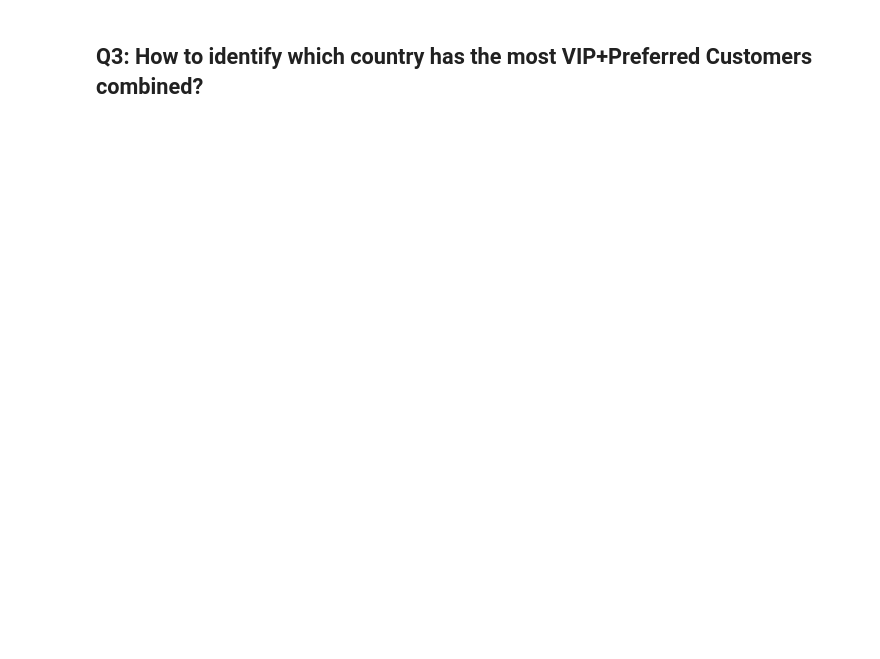
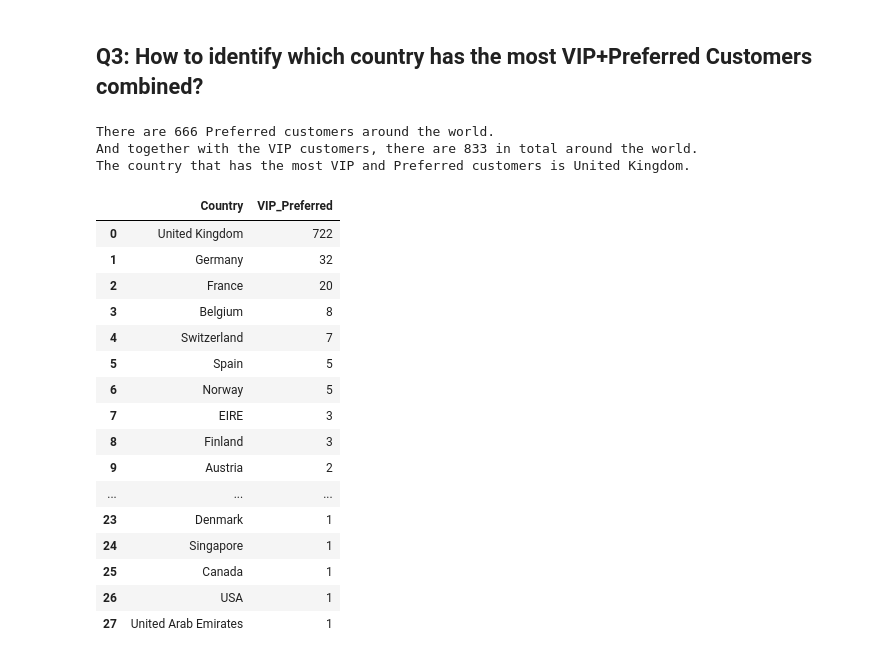
Before and after one commit to gabrielanakasato/ironhack-daft, a Jupyter notebook: labs/lab-w02/07-dataframe-calculations/your-code/challenge-3.ipynb, the cells around one changed output. Cells and saved outputs as stored; diff of their text form; code cells hidden in the pictures; blank space fills up the shorter version.

```diff
--- a/labs/lab-w02/07-dataframe-calculations/your-code/challenge-3.ipynb
+++ b/labs/lab-w02/07-dataframe-calculations/your-code/challenge-3.ipynb
@@ -175,0 +226,17 @@ Now we'll leave it to you to solve Q2 & Q3, which you can leverage from your sol
+# %%
+# your code here
+
+# Number of VIPs around the world
+# Select only the customers that has a VIP classification, select the column 'CustomerID' and count how many VIP customers
+# there are
+vip_number = orders_customers[orders_customers.Classification == 'VIP'].CustomerID.count()
+print(f'There are {vip_number} VIP customers around the world.')
+
+# Number of VIP customers by country
+# Select only the customers that has a VIP classification, group by 'Country', ount how many VIP customers there are by
+# country, sort the values in a descending way and reset the index
+vip_country = orders_customers[orders_customers.Classification == 'VIP'].groupby(by='Country').agg(VIP = ('Classification', 'count')).sort_values(by='VIP', ascending=False).reset_index()
+print(f'The country that has the most VIP customers is {vip_country.iloc[0, 0]}.')
+
+# Check the result table
+vip_country
@@ -179,0 +263,45 @@ Now we'll leave it to you to solve Q2 & Q3, which you can leverage from your sol
+# %%
+# your code here
+# Number of Preferred customers around the world
+# Select only the customers that has a Preferred classification, select the column 'CustomerID' and count how many
+# Preferred customers there are
+pref_number = orders_customers[(orders_customers.Classification == 'Preferred')].CustomerID.count()
+print(f'There are {pref_number} Preferred customers around the world.')
+
+# Number of VIP and Preferred customers together around the world
+vip_pref_number = vip_number + pref_number
+print(f'And together with the VIP customers, there are {vip_pref_number} in total around the world.')
+
+# Number of VIP and Preferred customers by country
+
+# Condition to select VIP custormers or Preferred customers
+mask = (orders_customers.Classification == 'VIP') | (orders_customers.Classification == 'Preferred')
+
+# Select only the customers that has a VIP or Preferred classification, group by 'Country', ount how many VIP customers
+# there are by country, sort the values in a descending way and reset the index
+vip_pref_country = orders_customers[mask].groupby(by='Country').agg(VIP_Preferred = ('Classification', 'count')).sort_values(by='VIP_Preferred', ascending=False).reset_index()
+print(f'The country that has the most VIP and Preferred customers is {vip_pref_country.iloc[0, 0]}.')
+
+# Check the result table
+vip_pref_country
+# %% [output]
+There are 666 Preferred customers around the world.
+And together with the VIP customers, there are 833 in total around the world.
+The country that has the most VIP and Preferred customers is United Kingdom.
+|  | Country | VIP_Preferred |
+| 0 | United Kingdom | 722 |
+| 1 | Germany | 32 |
+| 2 | France | 20 |
+| 3 | Belgium | 8 |
+| 4 | Switzerland | 7 |
+| 5 | Spain | 5 |
+| 6 | Norway | 5 |
+| 7 | EIRE | 3 |
+| 8 | Finland | 3 |
+| 9 | Austria | 2 |
+| ... | ... | ... |
+| 23 | Denmark | 1 |
+| 24 | Singapore | 1 |
+| 25 | Canada | 1 |
+| 26 | USA | 1 |
+| 27 | United Arab Emirates | 1 |
```
Also changed, not shown: parts of 7 cells of this notebook.
